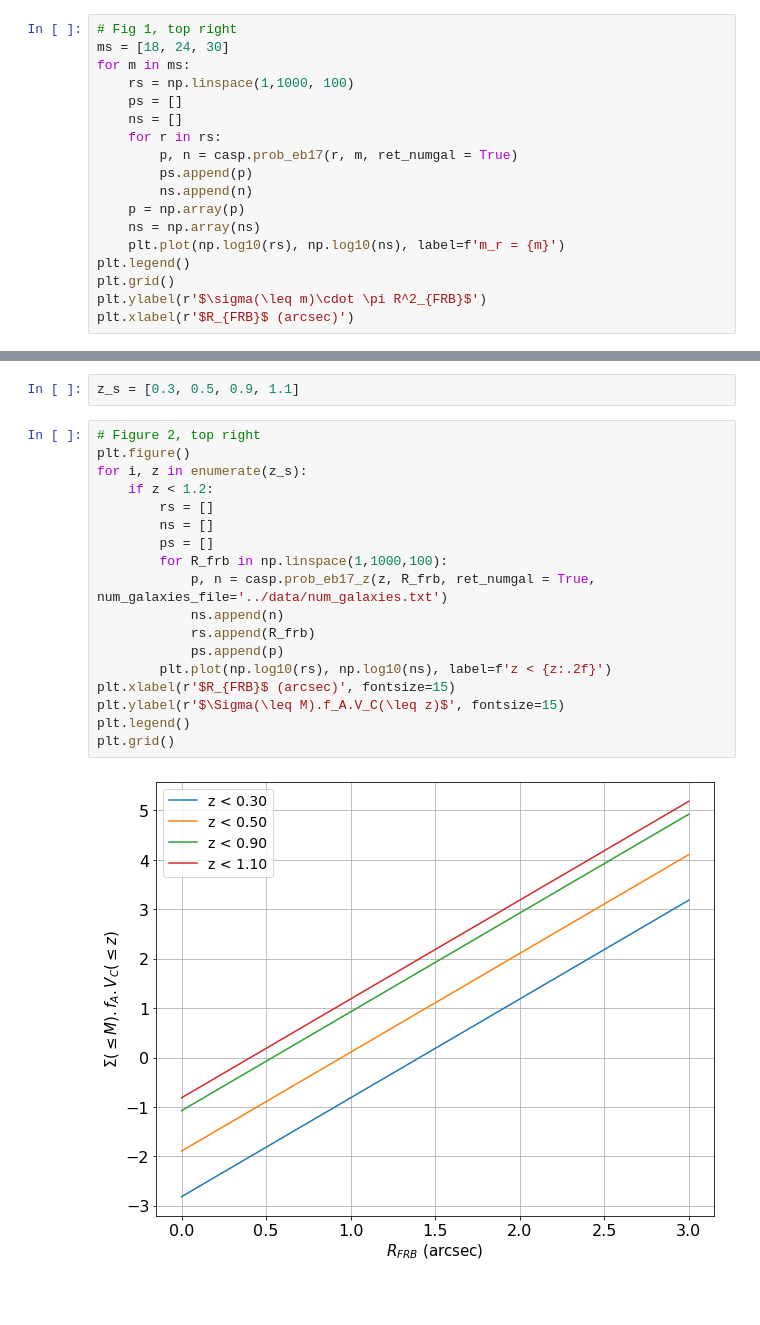
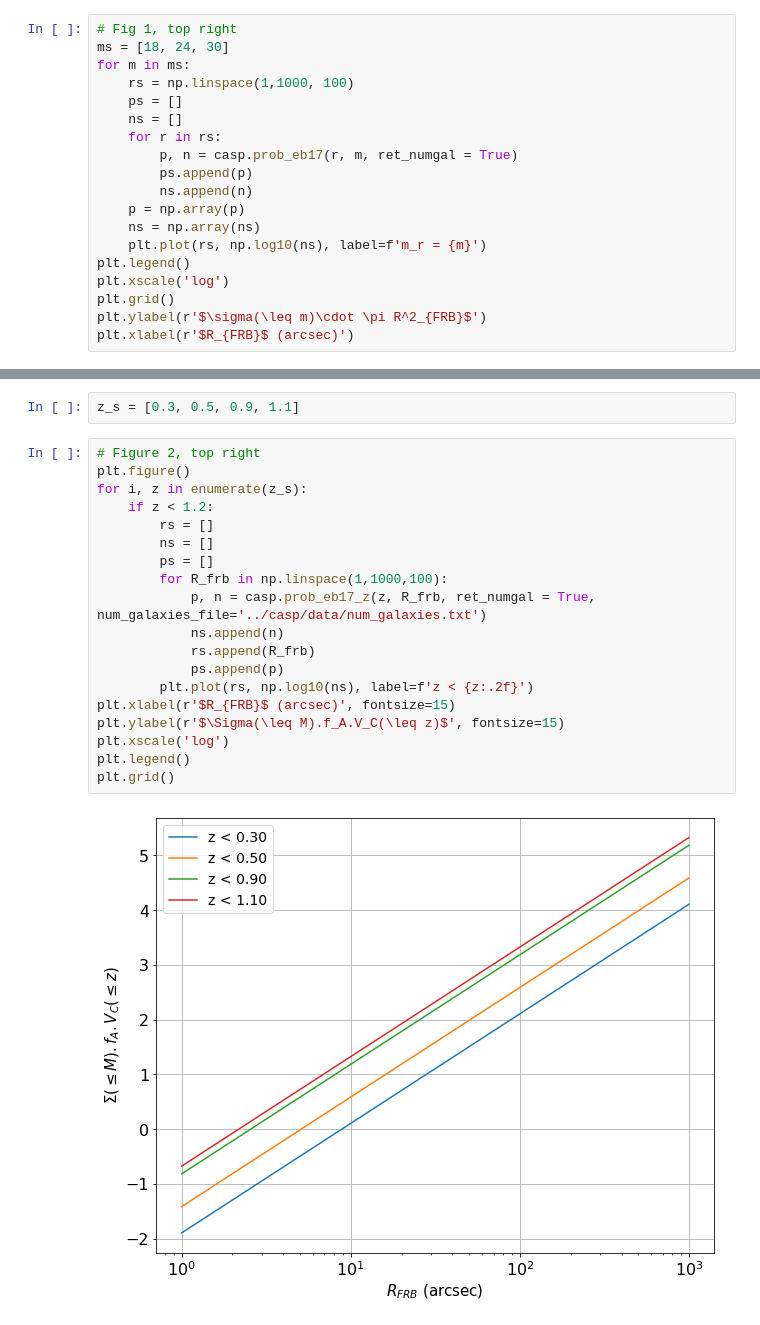
Before and after one commit to KshitijAggarwal/casp, a Jupyter notebook: examples/eb17_plots.ipynb, the cells around one changed output, grey strips where cells are left out. Drawn from its saved outputs; the diff is of its cells as text; blank space fills up the shorter version.

```diff
--- a/examples/eb17_plots.ipynb
+++ b/examples/eb17_plots.ipynb
@@ -57,8 +57,9 @@ for m in ms:
         ns.append(n)
     p = np.array(p)
     ns = np.array(ns)
-    plt.plot(np.log10(rs), np.log10(ns), label=f'm_r = {m}')
+    plt.plot(rs, np.log10(ns), label=f'm_r = {m}')
 plt.legend()
+plt.xscale('log')
 plt.grid()
 plt.ylabel(r'$\sigma(\leq m)\cdot \pi R^2_{FRB}$')
 plt.xlabel(r'$R_{FRB}$ (arcsec)')
@@ -121,20 +124,21 @@ z_s = [0.3, 0.5, 0.9, 1.1]
 # %%
 # Figure 2, top right
 plt.figure()
 for i, z in enumerate(z_s):
     if z < 1.2:
         rs = []
         ns = []
         ps = []
         for R_frb in np.linspace(1,1000,100):
-            p, n = casp.prob_eb17_z(z, R_frb, ret_numgal = True, num_galaxies_file='../data/num_galaxies.txt')
+            p, n = casp.prob_eb17_z(z, R_frb, ret_numgal = True, num_galaxies_file='../casp/data/num_galaxies.txt')
             ns.append(n)
             rs.append(R_frb)
             ps.append(p)
-        plt.plot(np.log10(rs), np.log10(ns), label=f'z < {z:.2f}')
+        plt.plot(rs, np.log10(ns), label=f'z < {z:.2f}')
 plt.xlabel(r'$R_{FRB}$ (arcsec)', fontsize=15)
 plt.ylabel(r'$\Sigma(\leq M).f_A.V_C(\leq z)$', fontsize=15)
+plt.xscale('log')
 plt.legend()
 plt.grid()
 # %% [output]
-[figure, old version]
+[figure, new version]
```
Also changed, not shown: parts of 3 cells of this notebook.
